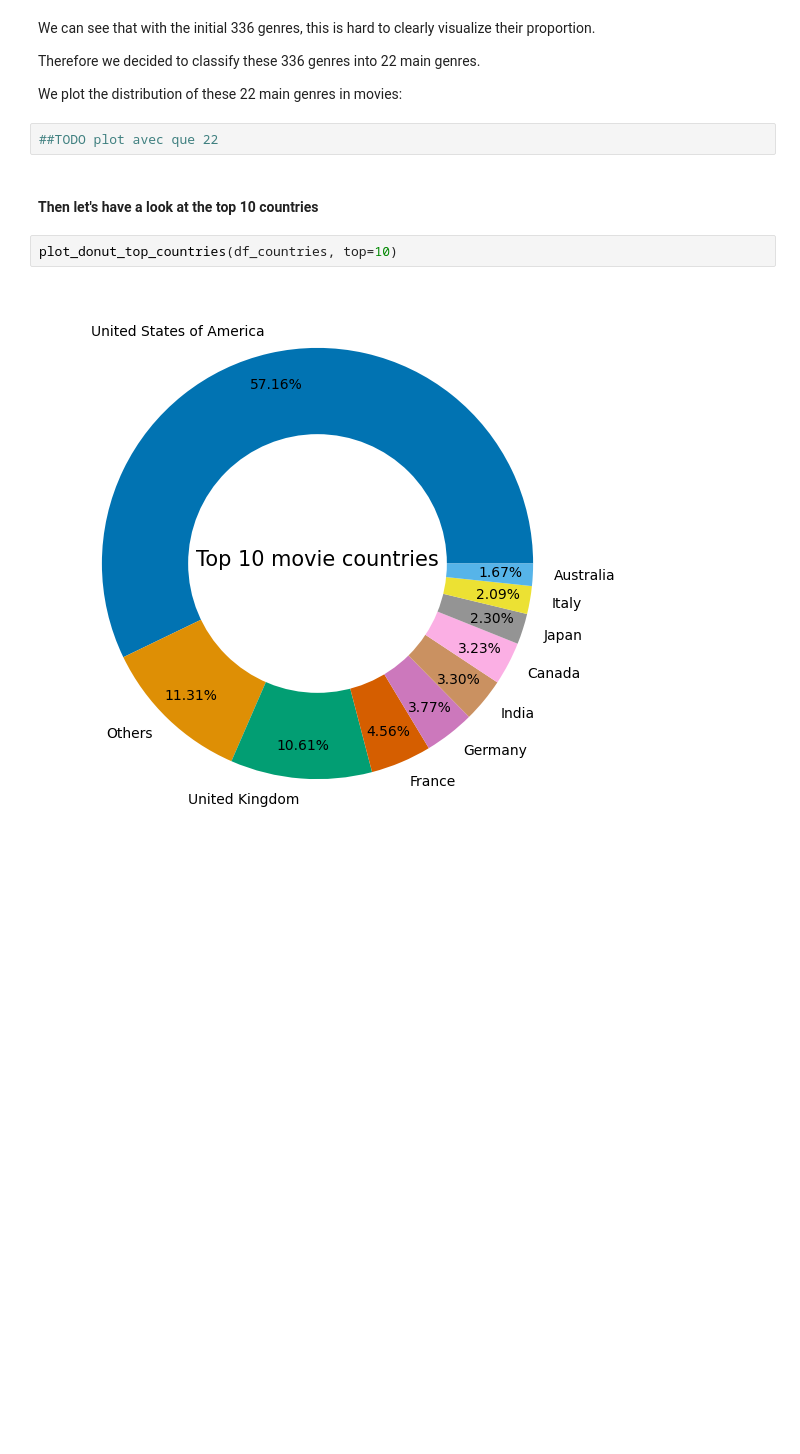
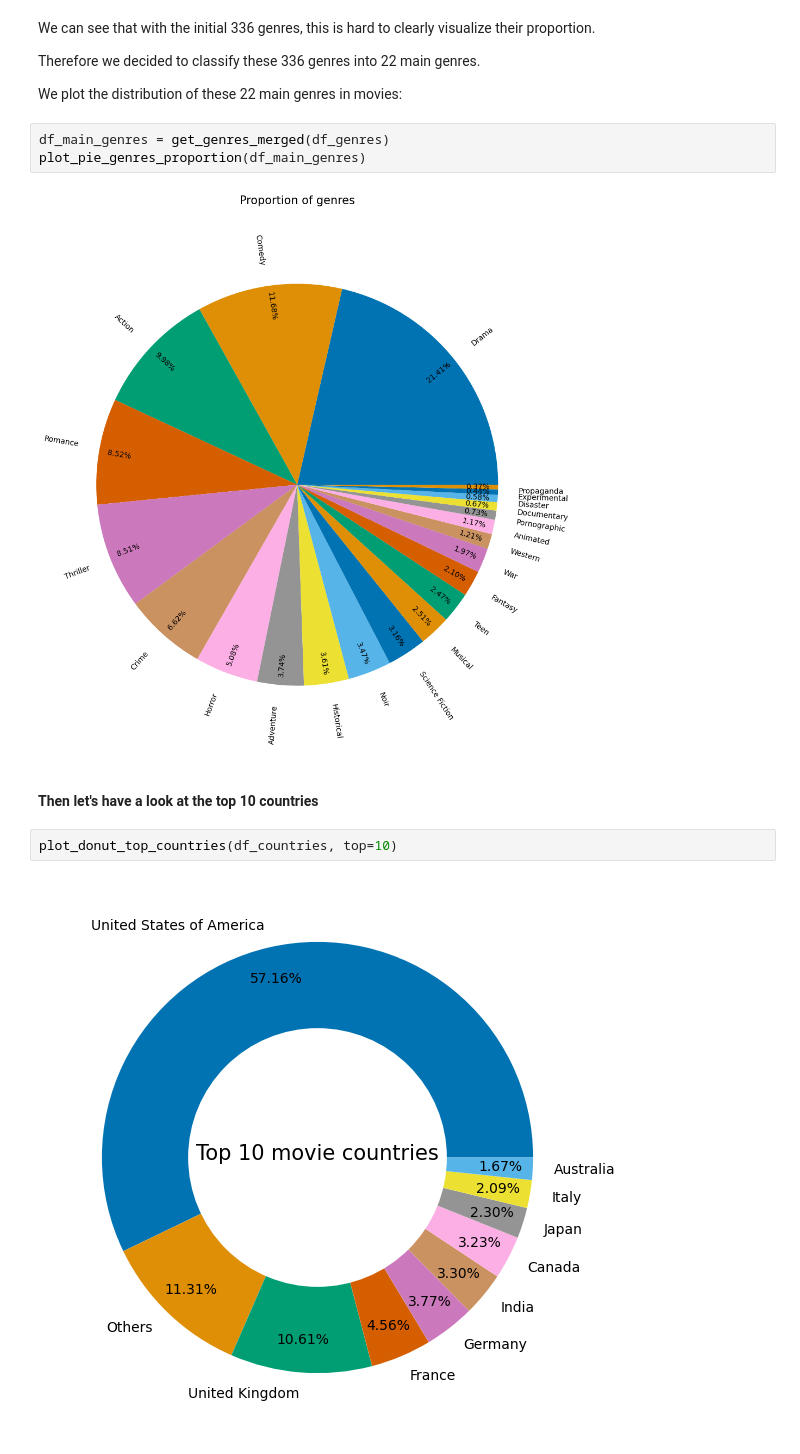
Before and after one commit to epfl-ada/ada-2024-project-sparkling, a Jupyter notebook: results.ipynb, the cells around one changed output. Cells and saved outputs as stored; diff of their text form; blank space fills up the shorter version.

```diff
--- a/results.ipynb
+++ b/results.ipynb
@@ -141,8 +144,11 @@ We can see that with the initial 336 genres, this is hard to clearly visualize t
 Therefore we decided to classify these 336 genres into 22 main genres.
 
 We plot the distribution of these 22 main genres in movies:
-# %%
-##TODO plot avec que 22
+# %%
+df_main_genres = get_genres_merged(df_genres)
+plot_pie_genres_proportion(df_main_genres)
+# %% [output]
+[figure, added]
 # %% [markdown]
 #### Then let's have a look at the top 10 countries
 # %%
```
Also changed, not shown: parts of 16 cells of this notebook, 1 other file.
